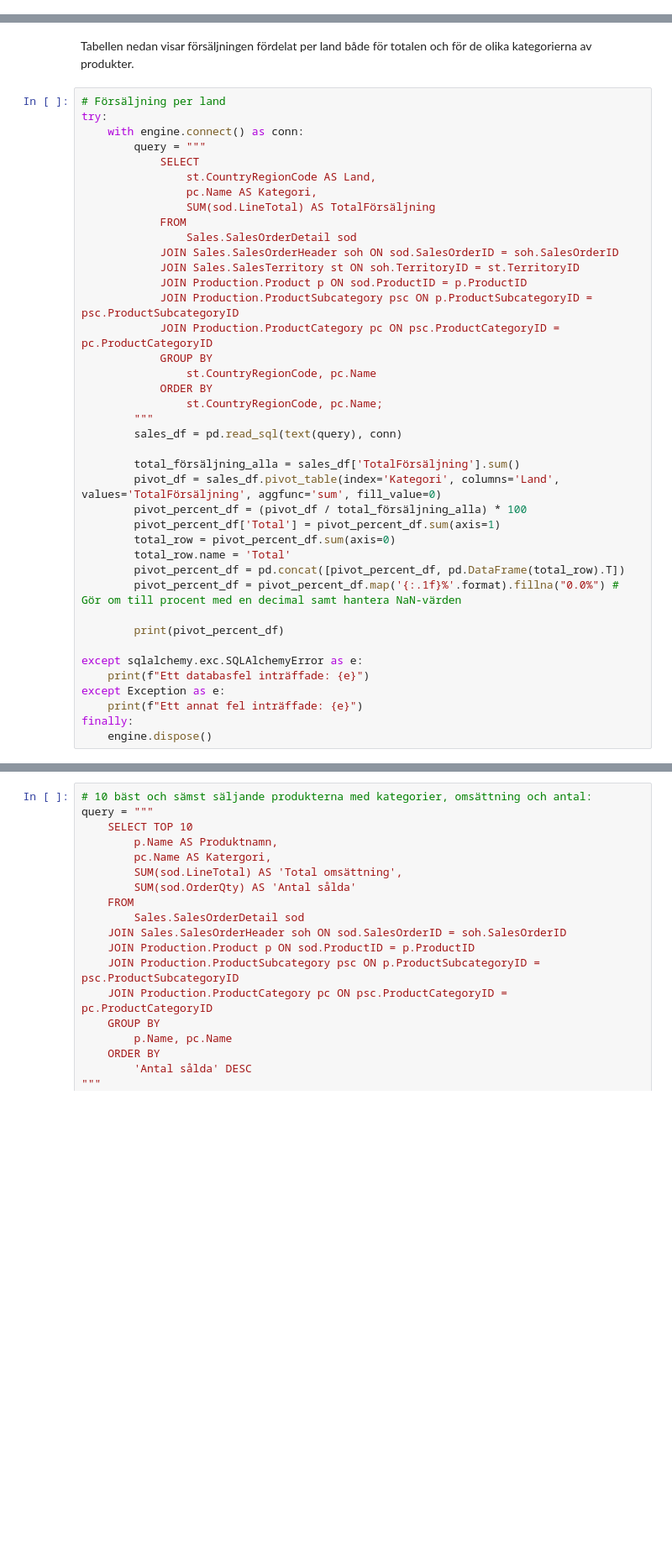
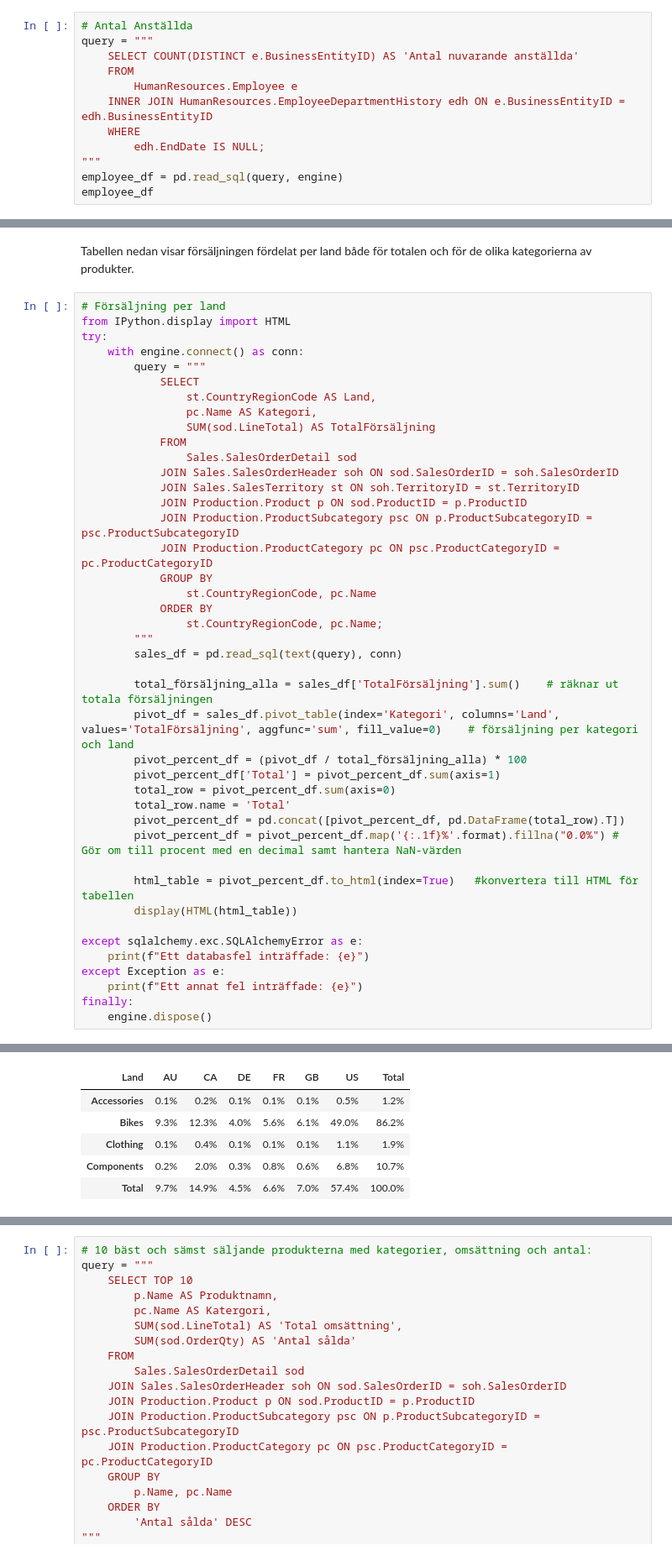
Before and after one commit to mabjq/ds24_SQL_kurs, a Jupyter notebook: Kunskapskontroll_sql.ipynb, the cells around one changed output, grey strips where cells are left out. Shown at 84% size. Cells and saved outputs as stored; diff of their text form; blank space fills up the shorter version.

```diff
--- a/Kunskapskontroll_sql.ipynb
+++ b/Kunskapskontroll_sql.ipynb
@@ -264,0 +168,12 @@ custcountry_df
+# %%
+# Antal Anställda
+query = """
+    SELECT COUNT(DISTINCT e.BusinessEntityID) AS 'Antal nuvarande anställda'
+    FROM
+        HumanResources.Employee e
+    INNER JOIN HumanResources.EmployeeDepartmentHistory edh ON e.BusinessEntityID = edh.BusinessEntityID
+    WHERE
+        edh.EndDate IS NULL;
+"""
+employee_df = pd.read_sql(query, engine)
+employee_df
@@ -321,6 +349,7 @@ display(HTML(styled_df.to_html(index=False) + styled_summary_df.to_html(index=Fa
 Tabellen nedan visar försäljningen fördelat per land både för totalen och för de olika kategorierna av produkter.
 # %%
 # Försäljning per land
+from IPython.display import HTML
 try:
     with engine.connect() as conn:
         query = """
@@ -342,8 +371,8 @@ try:
         """
         sales_df = pd.read_sql(text(query), conn)
 
-        total_försäljning_alla = sales_df['TotalFörsäljning'].sum()
-        pivot_df = sales_df.pivot_table(index='Kategori', columns='Land', values='TotalFörsäljning', aggfunc='sum', fill_value=0)
+        total_försäljning_alla = sales_df['TotalFörsäljning'].sum()    # räknar ut totala försäljningen
+        pivot_df = sales_df.pivot_table(index='Kategori', columns='Land', values='TotalFörsäljning', aggfunc='sum', fill_value=0)    # försäljning per kategori och land
         pivot_percent_df = (pivot_df / total_försäljning_alla) * 100
         pivot_percent_df['Total'] = pivot_percent_df.sum(axis=1)
         total_row = pivot_percent_df.sum(axis=0)
@@ -351,7 +380,8 @@ try:
         pivot_percent_df = pd.concat([pivot_percent_df, pd.DataFrame(total_row).T])
         pivot_percent_df = pivot_percent_df.map('{:.1f}%'.format).fillna("0.0%") # Gör om till procent med en decimal samt hantera NaN-värden
 
-        print(pivot_percent_df)
+        html_table = pivot_percent_df.to_html(index=True)   #konvertera till HTML för tabellen
+        display(HTML(html_table))
 
 except sqlalchemy.exc.SQLAlchemyError as e:
     print(f"Ett databasfel inträffade: {e}")
@@ -369 +393,7 @@ Total        9.7%  14.9%  4.5%  6.6%  7.0%  57.4%  100.0%
+| Land | AU | CA | DE | FR | GB | US | Total |
+| Accessories | 0.1% | 0.2% | 0.1% | 0.1% | 0.1% | 0.5% | 1.2% |
+| Bikes | 9.3% | 12.3% | 4.0% | 5.6% | 6.1% | 49.0% | 86.2% |
+| Clothing | 0.1% | 0.4% | 0.1% | 0.1% | 0.1% | 1.1% | 1.9% |
+| Components | 0.2% | 2.0% | 0.3% | 0.8% | 0.6% | 6.8% | 10.7% |
+| Total | 9.7% | 14.9% | 4.5% | 6.6% | 7.0% | 57.4% | 100.0% |
 # %% [markdown]
```
Also changed, not shown: parts of 40 cells of this notebook.
